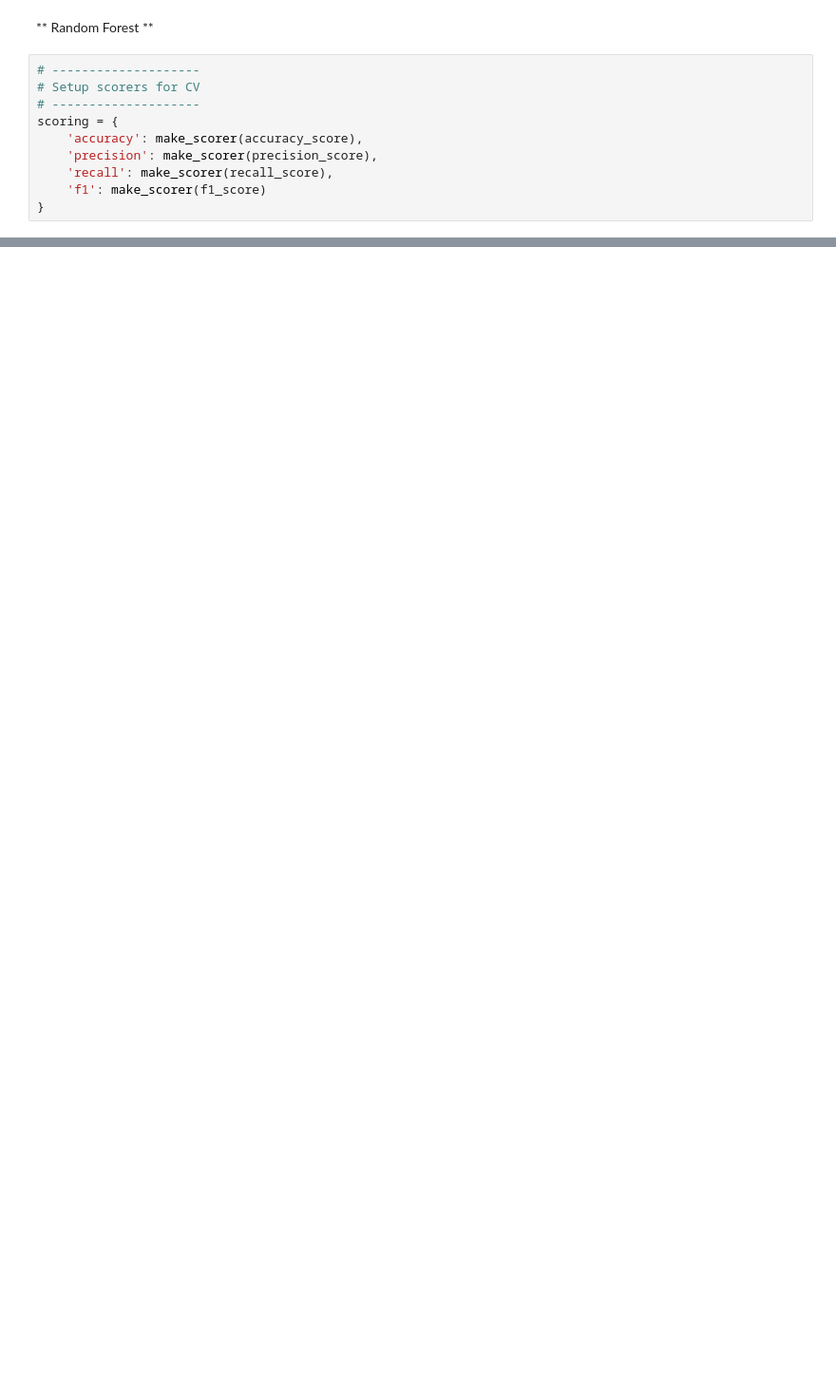
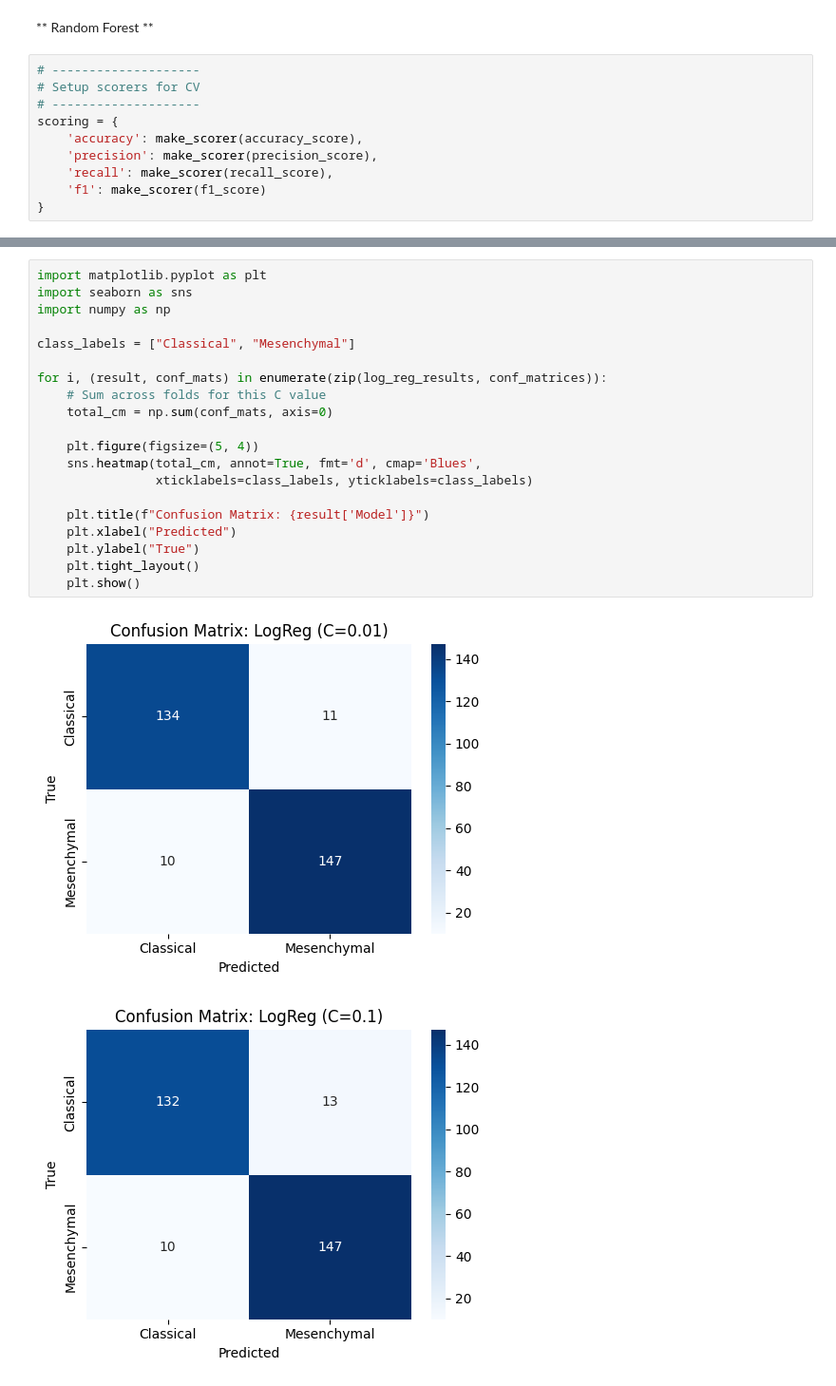
Before and after one commit to abrunhosa16/bioinformatics_ml, a Jupyter notebook: main.ipynb, the cells around one changed output, grey strips where cells are left out. Shown at 95% size. Drawn from its saved outputs; the diff is of its cells as text; blank space fills up the shorter version.

```diff
--- a/main.ipynb
+++ b/main.ipynb
@@ -542,2 +602,25 @@ for C in [0.01, 0.1, 1, 10]:
            for metric in scoring}
     })
+# %%
+import matplotlib.pyplot as plt
+import seaborn as sns
+import numpy as np
+
+class_labels = ["Classical", "Mesenchymal"]
+
+for i, (result, conf_mats) in enumerate(zip(log_reg_results, conf_matrices)):
+    # Sum across folds for this C value
+    total_cm = np.sum(conf_mats, axis=0)
+
+    plt.figure(figsize=(5, 4))
+    sns.heatmap(total_cm, annot=True, fmt='d', cmap='Blues',
+                xticklabels=class_labels, yticklabels=class_labels)
+
+    plt.title(f"Confusion Matrix: {result['Model']}")
+    plt.xlabel("Predicted")
+    plt.ylabel("True")
+    plt.tight_layout()
+    plt.show()
+# %% [output]
+[figure, added]
+[figure, added]
```
Also changed, not shown: parts of 11 cells of this notebook.
